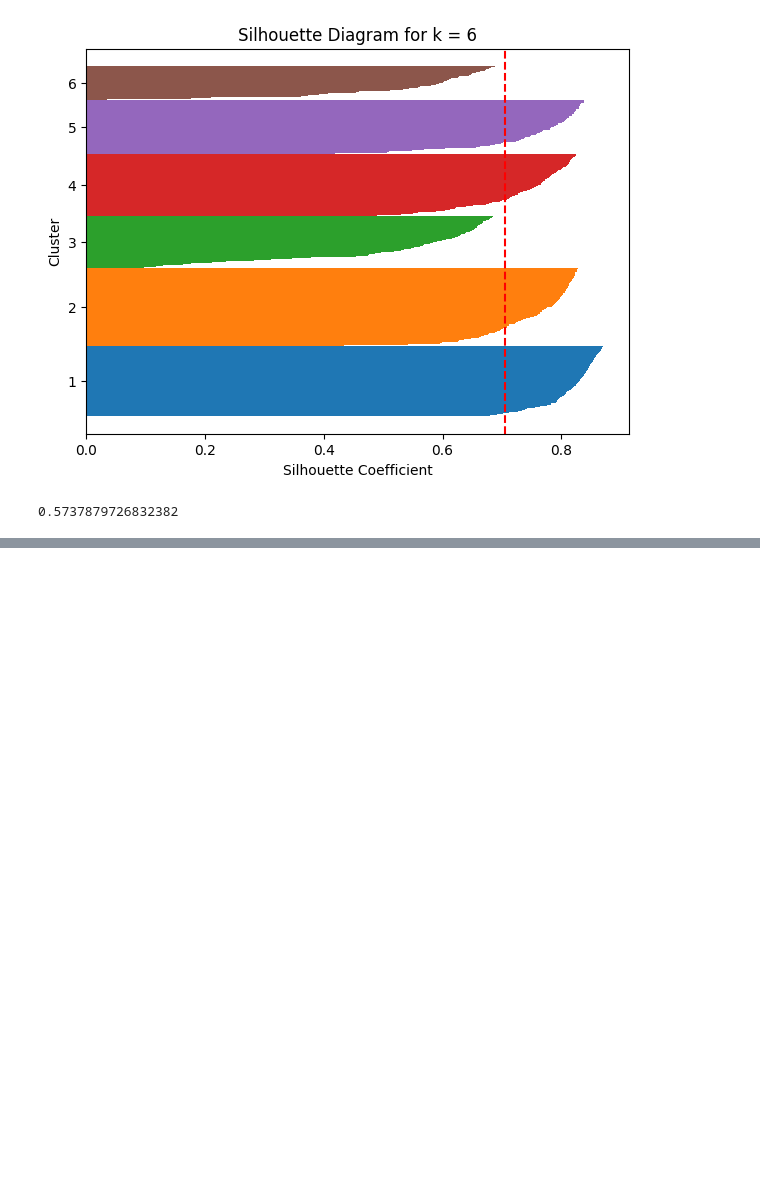
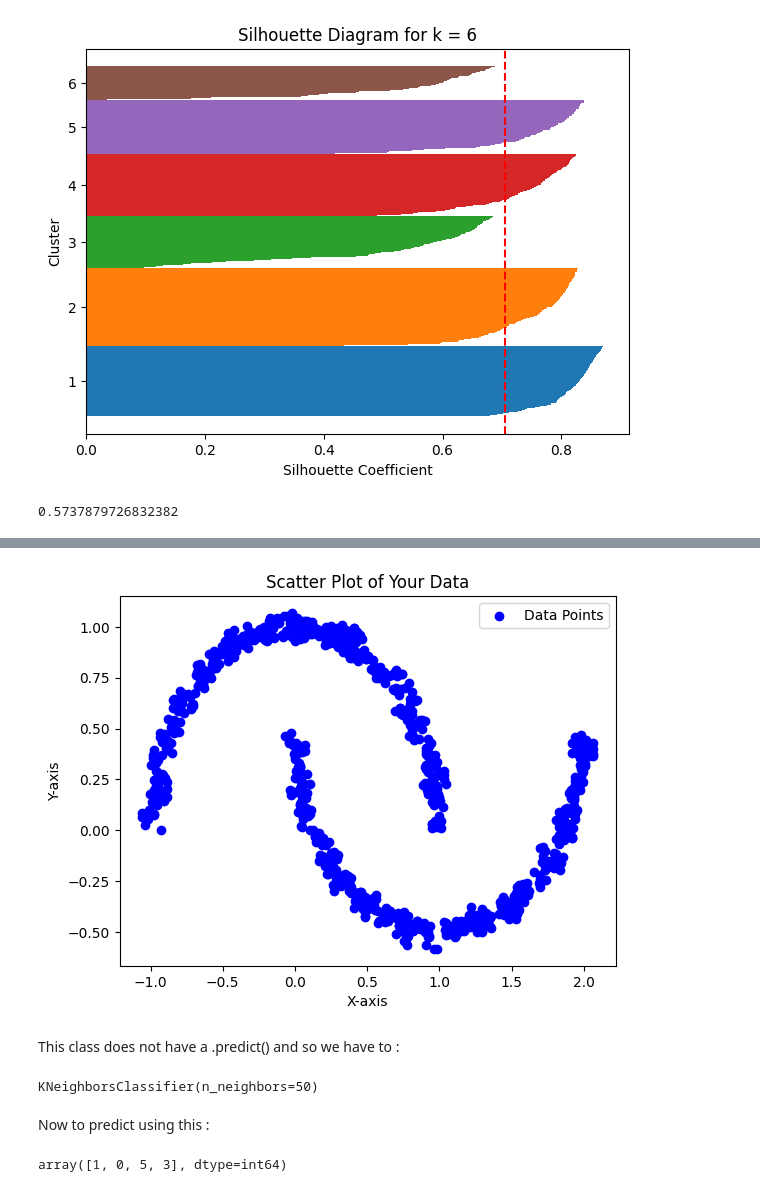
Before and after one commit to ArianAghamohseni/ML_Summary, a Jupyter notebook: Unsupervised Learning/Code/Unsupervised Learning.ipynb, the cells around one changed output, grey strips where cells are left out. Cells and saved outputs as stored; diff of their text form; code cells hidden in the pictures; blank space fills up the shorter version.

```diff
--- a/Unsupervised Learning/Code/Unsupervised Learning.ipynb
+++ b/Unsupervised Learning/Code/Unsupervised Learning.ipynb
@@ -385,0 +820,8 @@ silhouette_score(X, kmeans.labels_)
+# %%
+from sklearn.cluster import DBSCAN
+from sklearn.datasets import make_moons
+
+
+X, y = make_moons(n_samples=1000, noise=0.05)
+dbscan = DBSCAN(eps=0.05, min_samples=5)
+dbscan.fit(X, y)
@@ -385,0 +882,35 @@ silhouette_score(X, kmeans.labels_)
+# %%
+import matplotlib.pyplot as plt
+import numpy as np
+
+
+
+X = dbscan.components_[:, 0]
+Y = dbscan.components_[:, 1]
+
+plt.scatter(X, Y, marker='o', c='b', label='Data Points')
+
+plt.xlabel('X-axis')
+plt.ylabel('Y-axis')
+plt.title('Scatter Plot of Your Data')
+plt.legend()
+plt.show()
+# %% [output]
+[figure, added]
+# %% [markdown]
+This class does not have a .predict() and so we have to :
+# %%
+from sklearn.neighbors import KNeighborsClassifier
+
+
+knn = KNeighborsClassifier(n_neighbors=50)
+knn.fit(dbscan.components_, dbscan.labels_[dbscan.core_sample_indices_])
+# %% [output]
+KNeighborsClassifier(n_neighbors=50)
+# %% [markdown]
+Now to predict using this :
+# %%
+X_new = np.array([[-0.5, 0], [0, 0.5], [1, -0.1], [2, 1]])
+knn.predict(X_new)
+# %% [output]
+array([1, 0, 5, 3], dtype=int64)
```
Also changed, not shown: parts of 71 cells of this notebook.
